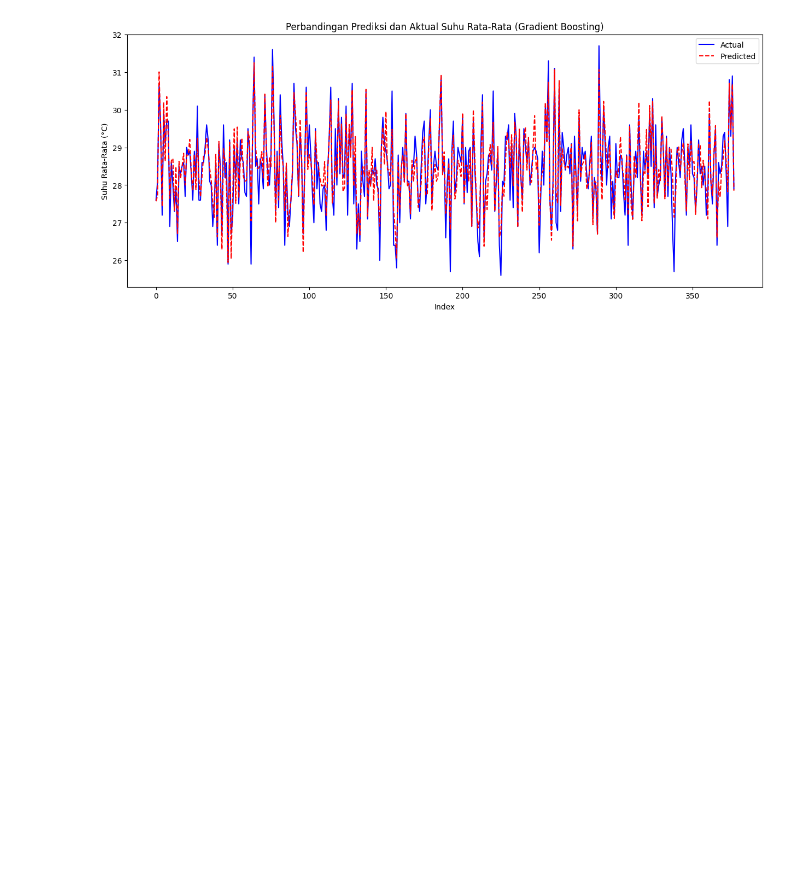
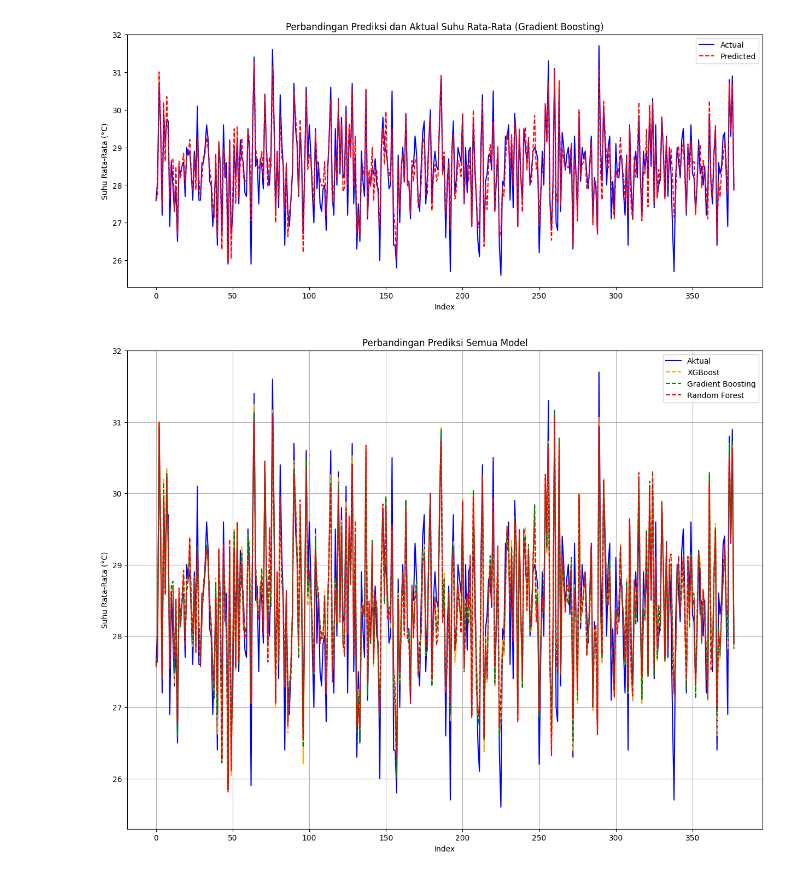
Before and after one commit to Mohammadiqbalmaulana2001/Ai-Agriculture, a Jupyter notebook: time_series_suhu.ipynb, the cells around one changed output. Saved outputs shown, nothing was run; the diff lists cells and outputs as text; code cells hidden in the pictures; blank space fills up the shorter version.

```diff
--- a/time_series_suhu.ipynb
+++ b/time_series_suhu.ipynb
@@ -303,3 +303,17 @@ plt.legend()
 plt.show()
 # %% [output]
 [figure]
+# %%
+plt.figure(figsize=(15, 25))
+plt.subplot(2, 1, 1)
+plt.plot(y_test.values, label='Aktual', color='blue')
+plt.plot(y_pred_xgb, label='XGBoost', color='orange', linestyle='--')
+plt.plot(y_pred_gb, label='Gradient Boosting', color='green',  linestyle='--')
+plt.plot(y_pred_rf, label='Random Forest', color='red', linestyle='--')
+plt.xlabel('Index')
+plt.ylabel('Suhu Rata-Rata (°C)')
+plt.title('Perbandingan Prediksi Semua Model')
+plt.legend()
+plt.grid(True)
+# %% [output]
+[figure, added]
```
Also changed, not shown: parts of 7 cells of this notebook, 7 other files.
